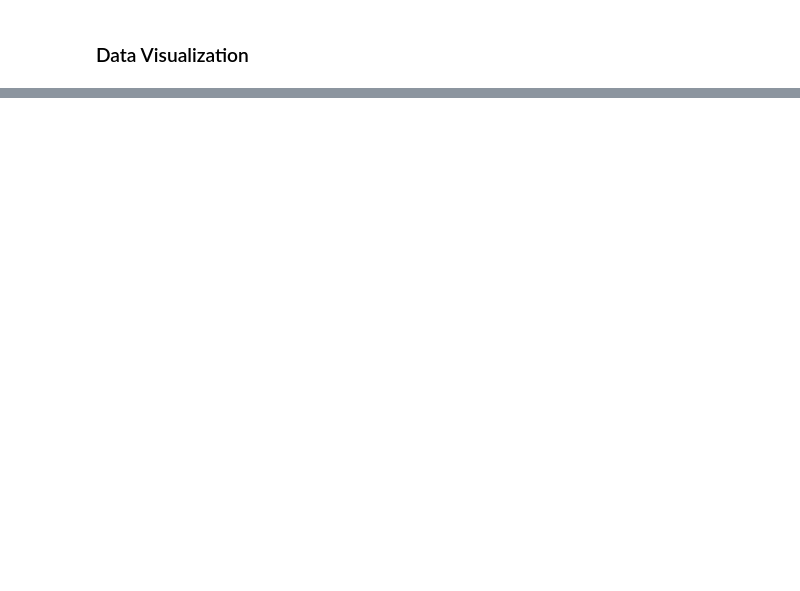
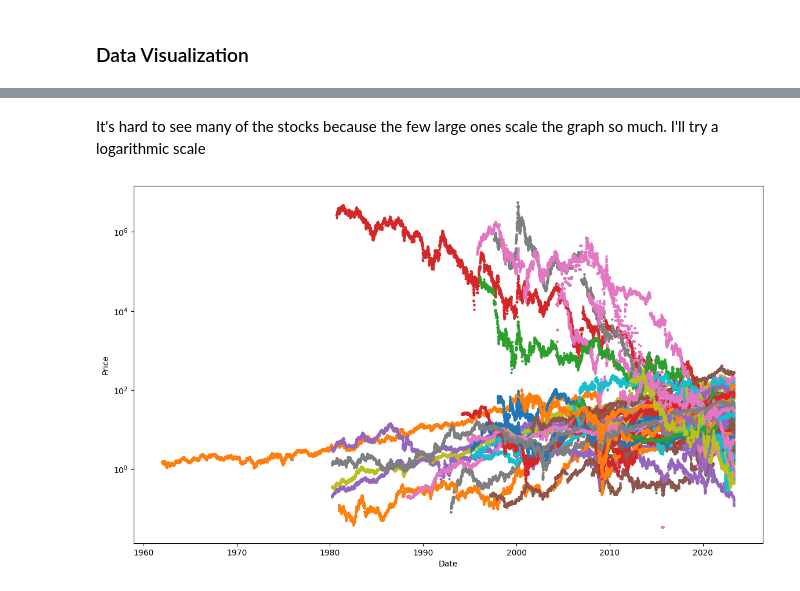
Before and after one commit to n-ghosh/Market-Learning, a Jupyter notebook: market_learning.ipynb, the cells around one changed output, grey strips where cells are left out. Cells and saved outputs as stored; diff of their text form; code cells hidden in the pictures; blank space fills up the shorter version.

```diff
--- a/market_learning.ipynb
+++ b/market_learning.ipynb
@@ -325,0 +561,14 @@ for j in range(10):
+# %% [markdown]
+It's hard to see many of the stocks because the few large ones scale the graph so much. I'll try a logarithmic scale
+# %%
+n = 100
+plt.figure(figsize=(14, 8))
+for i in range(n):
+    plt.scatter(lst_dfs[i].index, lst_dfs[i]['Close'], label=lst_dfs[i]['Acronym'][0], s=4)
+
+plt.xlabel('Date')
+plt.ylabel('Price')
+plt.yscale('log')
+plt.show()
+# %% [output]
+[figure, added]
```
Also changed, not shown: parts of 60 cells of this notebook.
